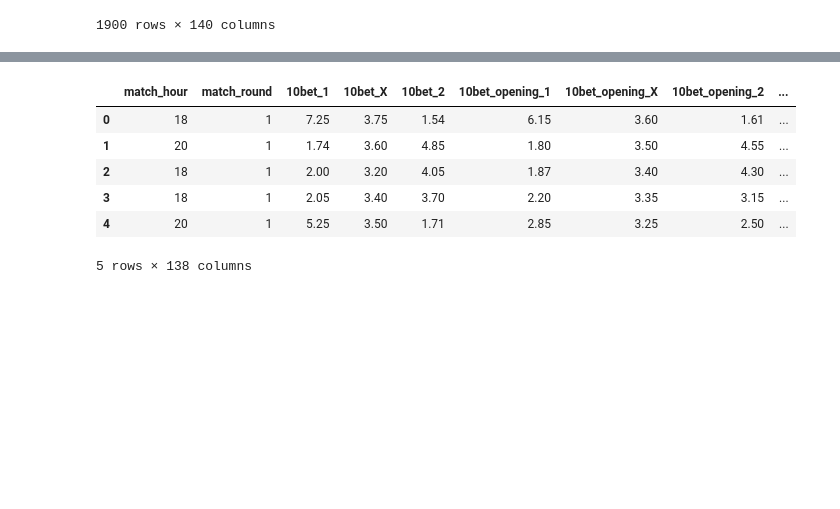
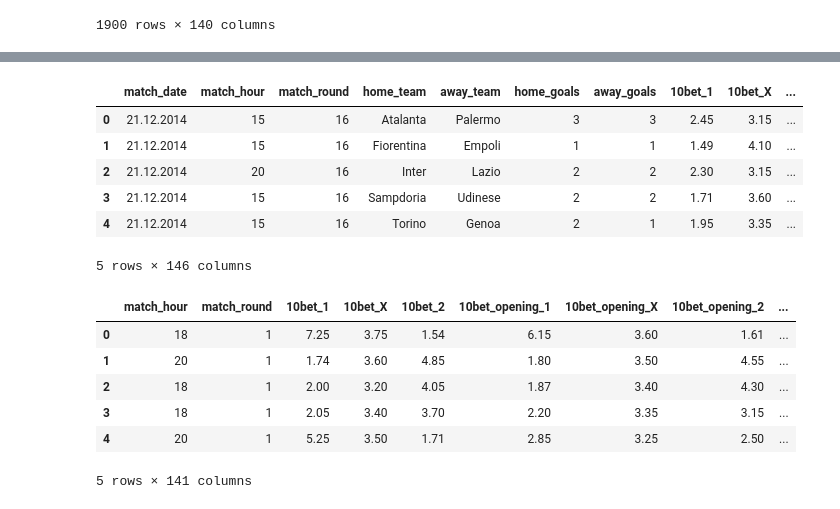
Before and after one commit to teomores/epl-oracle, a Jupyter notebook: notebooks/to_xgb_dataset.ipynb, the cells around one changed output, grey strips where cells are left out. Saved outputs shown, nothing was run; the diff lists cells and outputs as text; code cells hidden in the pictures; blank space fills up the shorter version.

```diff
--- a/notebooks/to_xgb_dataset.ipynb
+++ b/notebooks/to_xgb_dataset.ipynb
@@ -78,5 +207,16 @@ df.match_hour = df.match_hour.astype(int)
+# %%
+tmp_df = pd.merge(df, user_pref_df, on=['match_year', 'match_round','home_team','away_team'])
+tmp_df.head()
+# %% [output]
+|  | match_date | match_hour | match_round | home_team | away_team | home_goals | away_goals | 10bet_1 | 10bet_X | ... |
+| 0 | 21.12.2014 | 15 | 16 | Atalanta | Palermo | 3 | 3 | 2.45 | 3.15 | ... |
+| 1 | 21.12.2014 | 15 | 16 | Fiorentina | Empoli | 1 | 1 | 1.49 | 4.10 | ... |
+| 2 | 21.12.2014 | 20 | 16 | Inter | Lazio | 2 | 2 | 2.30 | 3.15 | ... |
+| 3 | 21.12.2014 | 15 | 16 | Sampdoria | Udinese | 2 | 2 | 1.71 | 3.60 | ... |
+| 4 | 21.12.2014 | 15 | 16 | Torino | Genoa | 2 | 1 | 1.95 | 3.35 | ... |
+5 rows × 146 columns
 # %%
-final_df = df.drop(['match_date','home_team','away_team','home_goals','away_goals'], axis=1)
+final_df = tmp_df.drop(['match_date','home_team','away_team','home_goals','away_goals'], axis=1)
 final_df = final_df.sort_values(by = ['match_year', 'match_month','match_day','match_hour','match_round']).reset_index(drop=True)
 final_df.head()
 # %% [output]
@@ -86,7 +226,7 @@ final_df.head()
 | 2 | 18 | 1 | 2.00 | 3.20 | 4.05 | 1.87 | 3.40 | 4.30 | ... |
 | 3 | 18 | 1 | 2.05 | 3.40 | 3.70 | 2.20 | 3.35 | 3.15 | ... |
 | 4 | 20 | 1 | 5.25 | 3.50 | 1.71 | 2.85 | 3.25 | 2.50 | ... |
-5 rows × 138 columns
+5 rows × 141 columns
 # %%
 print(f"# pareggi : {list(final_df.label).count(0)} ({list(final_df.label).count(0)*100/final_df.shape[0]:.2f})")
 print(f"# vittorie casa : {list(final_df.label).count(1)} ({list(final_df.label).count(1)*100/final_df.shape[0]:.2f})")
```
Also changed, not shown: parts of 18 cells of this notebook, 4 other files.
